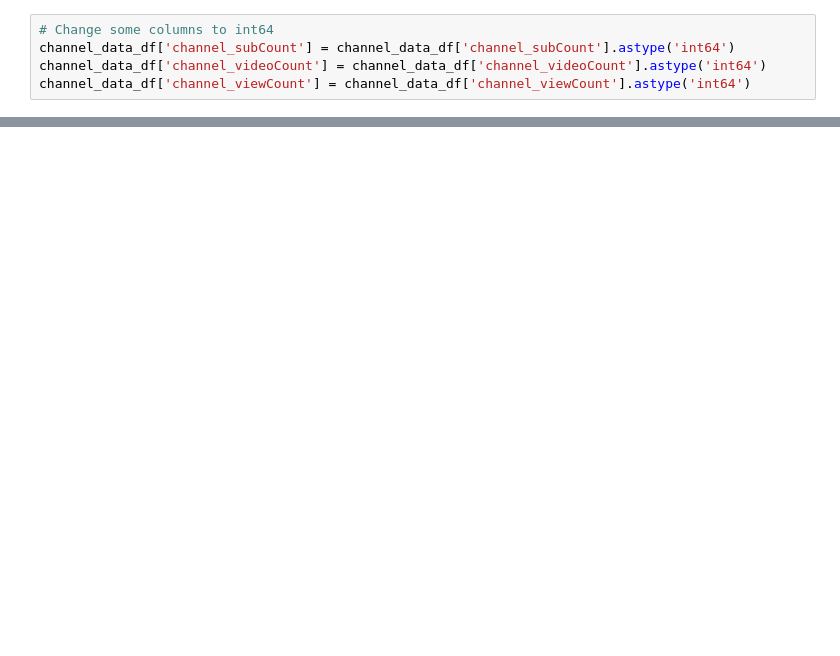
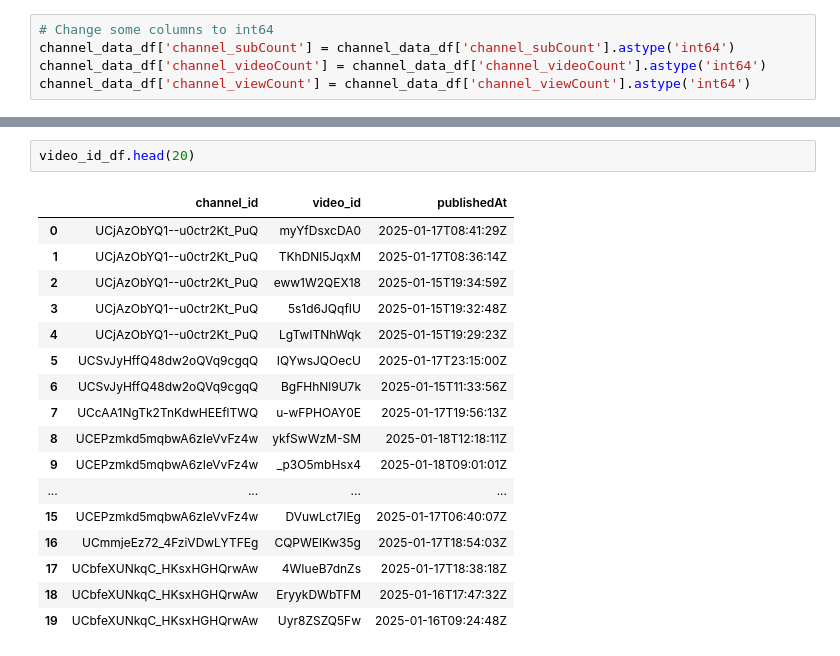
Before and after one commit to YannisPapa/Project-4, a Jupyter notebook: api_calls.ipynb, the cells around one changed output, grey strips where cells are left out. Drawn from its saved outputs; the diff is of its cells as text; blank space fills up the shorter version.

```diff
--- a/api_calls.ipynb
+++ b/api_calls.ipynb
@@ -163,0 +277,20 @@ channel_data_df.sort_values('channel_subCount',ascending=False).head(20)
+# %%
+video_id_df.head(20)
+# %% [output]
+|  | channel_id | video_id | publishedAt |
+| 0 | UCjAzObYQ1--u0ctr2Kt_PuQ | myYfDsxcDA0 | 2025-01-17T08:41:29Z |
+| 1 | UCjAzObYQ1--u0ctr2Kt_PuQ | TKhDNl5JqxM | 2025-01-17T08:36:14Z |
+| 2 | UCjAzObYQ1--u0ctr2Kt_PuQ | eww1W2QEX18 | 2025-01-15T19:34:59Z |
+| 3 | UCjAzObYQ1--u0ctr2Kt_PuQ | 5s1d6JQqfIU | 2025-01-15T19:32:48Z |
+| 4 | UCjAzObYQ1--u0ctr2Kt_PuQ | LgTwITNhWqk | 2025-01-15T19:29:23Z |
+| 5 | UCSvJyHffQ48dw2oQVq9cgqQ | IQYwsJQOecU | 2025-01-17T23:15:00Z |
+| 6 | UCSvJyHffQ48dw2oQVq9cgqQ | BgFHhNl9U7k | 2025-01-15T11:33:56Z |
+| 7 | UCcAA1NgTk2TnKdwHEEflTWQ | u-wFPHOAY0E | 2025-01-17T19:56:13Z |
+| 8 | UCEPzmkd5mqbwA6zIeVvFz4w | ykfSwWzM-SM | 2025-01-18T12:18:11Z |
+| 9 | UCEPzmkd5mqbwA6zIeVvFz4w | _p3O5mbHsx4 | 2025-01-18T09:01:01Z |
+| ... | ... | ... | ... |
+| 15 | UCEPzmkd5mqbwA6zIeVvFz4w | DVuwLct7IEg | 2025-01-17T06:40:07Z |
+| 16 | UCmmjeEz72_4FziVDwLYTFEg | CQPWElKw35g | 2025-01-17T18:54:03Z |
+| 17 | UCbfeXUNkqC_HKsxHGHQrwAw | 4WIueB7dnZs | 2025-01-17T18:38:18Z |
+| 18 | UCbfeXUNkqC_HKsxHGHQrwAw | EryykDWbTFM | 2025-01-16T17:47:32Z |
+| 19 | UCbfeXUNkqC_HKsxHGHQrwAw | Uyr8ZSZQ5Fw | 2025-01-16T09:24:48Z |
```
Also changed, not shown: parts of 12 cells of this notebook.
